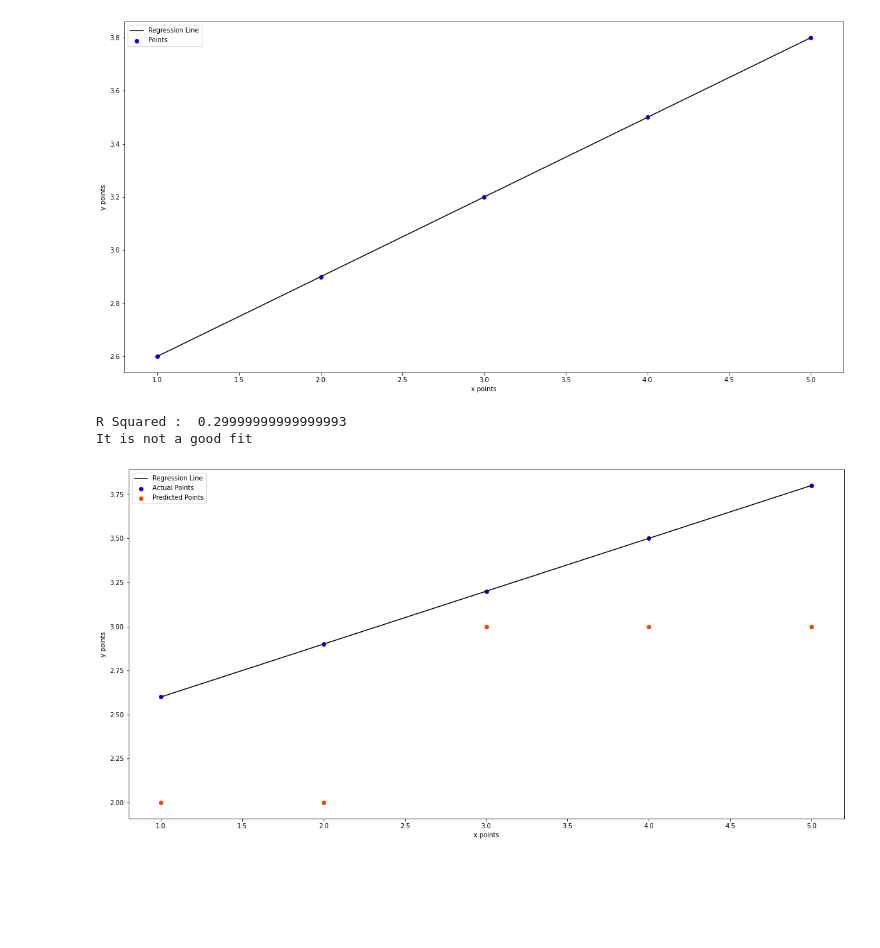
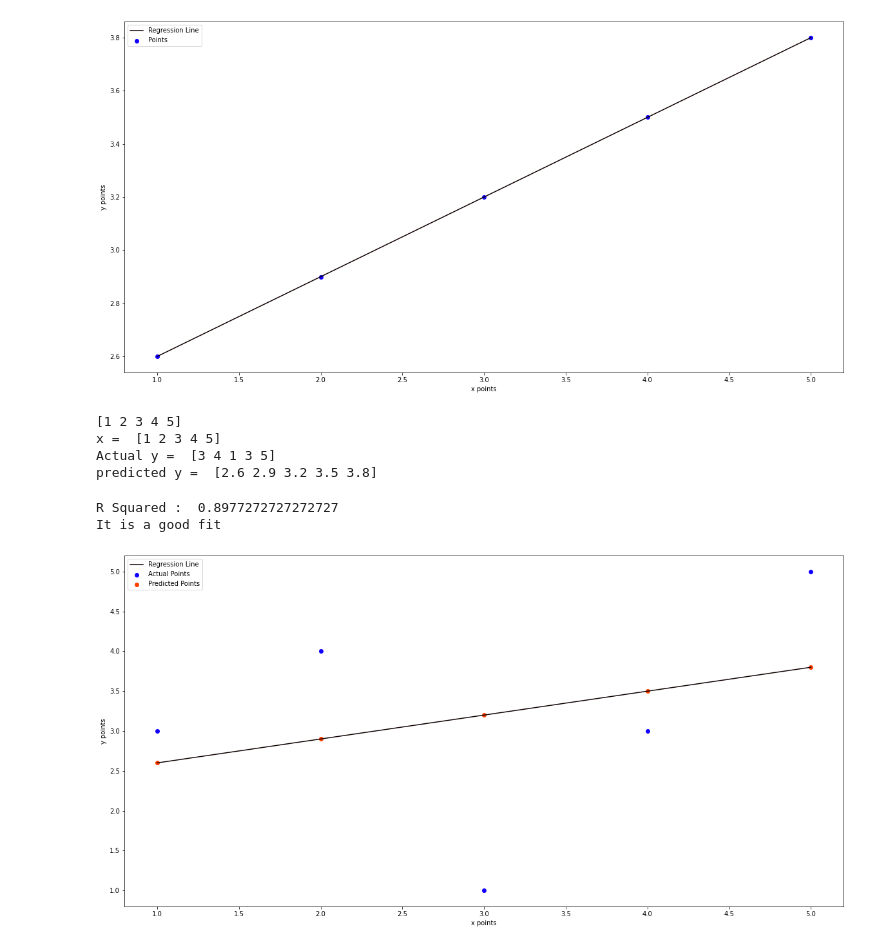
Before and after one commit to Benjamindavid03/MachineLearning, a Jupyter notebook: Linear_Regression.ipynb, the cells around one changed output. Drawn from its saved outputs; the diff is of its cells as text; code cells hidden in the pictures; blank space fills up the shorter version.

```diff
--- a/Linear_Regression.ipynb
+++ b/Linear_Regression.ipynb
@@ -75,11 +75,19 @@ x =  [1 2 3 4 5]
 y =  [2.6 2.9 3.2 3.5 3.8]
 [figure]
 # %%
-# calculating the actual and the predicted
+# calculating the predicted
+print(x)
 y1 = np.empty(5, dtype=int)
-for i in range(n):
-  y1[i] = (m*x[i])+c;
-#print(y1)
+print("x = ",x)
+#y = mx+c
+y1 = (m * x) + c;
+print("Actual y = ", y)
+print("predicted y = ",y1)
+# %% [output]
+[1 2 3 4 5]
+x =  [1 2 3 4 5]
+Actual y =  [3 4 1 3 5]
+predicted y =  [2.6 2.9 3.2 3.5 3.8]
 # %%
 #Finding out the R^2
 ss_t = 0
@@ -87,29 +95,29 @@ ss_r = 0
 for i in range(n):
   ss_t += (y[i] - mean_y) ** 2;
   ss_r += (y1[i] - mean_y) ** 2;
-r2 = (ss_t/ss_r);
+r2 = 1 - (ss_r/ss_t);
 print("R Squared : ",r2)
 if r2 >0.7:
   print("It is a good fit")
 else:
   print("It is not a good fit")
 # %% [output]
-R Squared :  0.29999999999999993
-It is not a good fit
+R Squared :  0.8977272727272727
+It is a good fit
 # %%
 #Plotting predicted and actual values with the regression line
 
 #calculating the values for x and y
 x1 = np.linspace(min_x,max_x,5)
 
 #plotting the line
-plt.plot(x,y,color='#110000',label='Regression Line')
 plt.scatter(x,y,color='#1100ff',label='Actual Points')
-plt.scatter(x1,y1,color='#ff4100',label='Predicted Points')
+plt.scatter(x,y1,color='#ff4100',label='Predicted Points')
+plt.plot(x,y1,color='#110000',label='Regression Line')
 
 plt.xlabel("x points")
 plt.ylabel("y points")
 plt.legend()
 plt.show()
 # %% [output]
-[figure, old version]
+[figure, new version]
```
Also changed, not shown: parts of 1 cell of this notebook.
